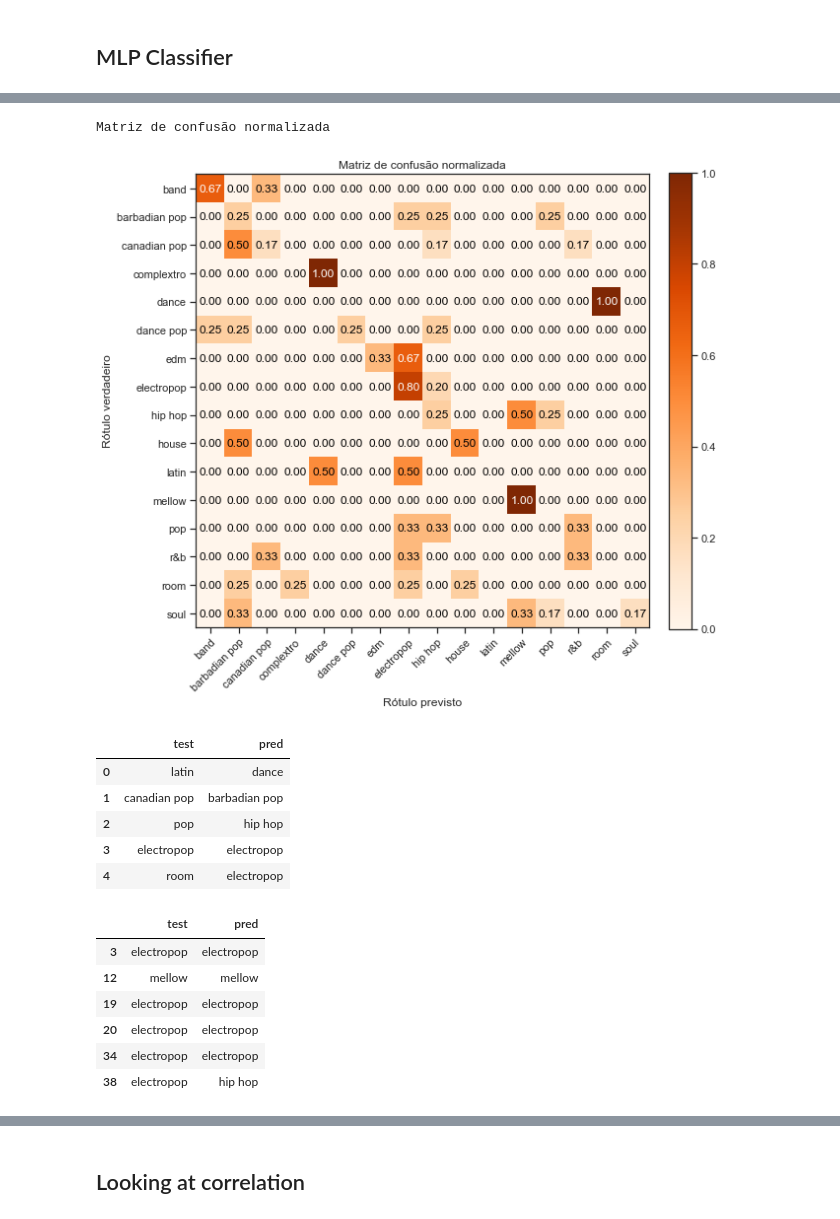
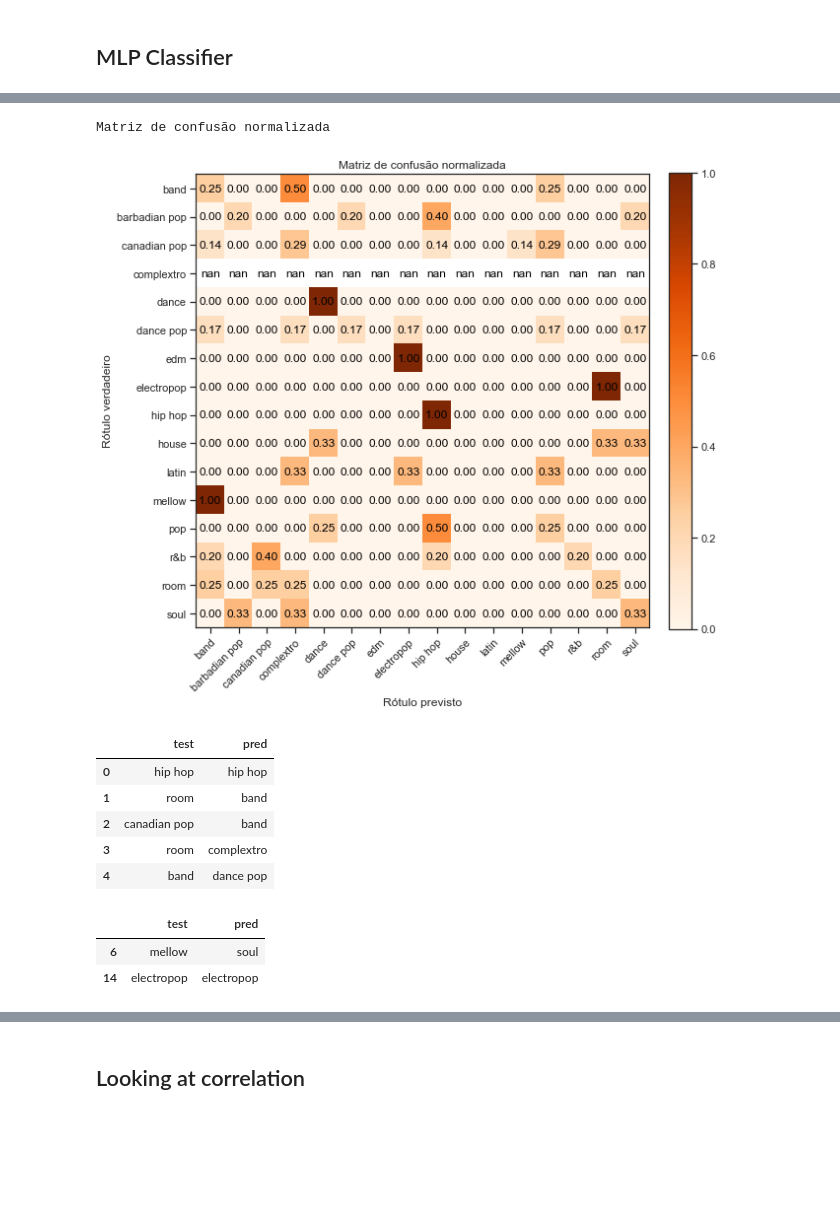
Before and after one commit to moisesmendes/spotify-analysis, a Jupyter notebook: 003_MLPClassifier.ipynb, the cells around one changed output, grey strips where cells are left out. Saved outputs shown, nothing was run; the diff lists cells and outputs as text; code cells hidden in the pictures; blank space fills up the shorter version.

```diff
--- a/003_MLPClassifier.ipynb
+++ b/003_MLPClassifier.ipynb
@@ -187,0 +190,21 @@ array([[ 0.05092094,  0.0234791 ,  0.64283166, -0.35978744,  1.23198534],
+# %%
+# Save model inputs as numpy arrays (.npy)
+xtrain_file = 'data/003_model_inputs/xtrain.npy'
+ytrain_file = 'data/003_model_inputs/ytrain.npy'
+xtest_file = 'data/003_model_inputs/xtest.npy'
+ytest_file = 'data/003_model_inputs/ytest.npy'
+
+np.save(open(xtrain_file, 'wb'), x_train)
+np.save(open(ytrain_file, 'wb'), np.array(le.inverse_transform(y_train)))
+np.save(open(xtest_file, 'wb'), x_test)
+np.save(open(ytest_file, 'wb'), np.array(le.inverse_transform(y_test)))
+
+# Reading saved arrays
+xtrain_from_file = np.load(open(xtrain_file, 'rb'), allow_pickle=True)
+ytrain_from_file = np.load(open(ytrain_file, 'rb'), allow_pickle=True)
+xtest_from_file = np.load(open(xtest_file, 'rb'), allow_pickle=True)
+ytest_from_file = np.load(open(ytest_file, 'rb'), allow_pickle=True)
+
+print(xtrain_from_file[:5, :5], '\n')
+print(ytrain_from_file[:5])
+print(le.transform(ytrain_from_file[:5]))
@@ -188,3 +220,9 @@ array([[ 0.05092094,  0.0234791 ,  0.64283166, -0.35978744,  1.23198534],
+# %%
+x_train = xtrain_from_file
+y_train = le.transform(ytrain_from_file)
+
+x_test = xtest_from_file
+y_test = le.transform(ytest_from_file)
 # %% [markdown]
 ## MLP Classifier
 # %%
@@ -243,6 +280,0 @@ weighted avg       0.43      0.29      0.28        52
-# %%
-# Confusion Matrix
-conf_mat = pd.DataFrame(confusion_matrix(y_test, y_pred))
-
-fig, ax = plt.subplots(figsize=(10, 8))
-sns.heatmap(conf_mat, annot=True, cmap=plt.cm.Oranges)
@@ -294,37 +323,41 @@ def plot_confusion_matrix(y_true, y_pred, classes, normalize=False, title=None,
     return fig,ax,matriz_confusao
 # %%
 np.set_printoptions(precision=2)
-names_test = le.inverse_transform(y_test)
+
+ylabel_test = le.inverse_transform(y_test)
+ylabel_pred = le.inverse_transform(y_pred)
+names_classes = np.array(unique_labels(le.inverse_transform(df.supergenre)))
 
 # Plot normalized confusion matrix
 fig,ax,matriz_confusao=plot_confusion_matrix(y_test,
                                              y_pred,
-                                             classes=unique_labels(names_test),
+                                             classes=names_classes,
                                              normalize=True)
 plt.show()
-#fig.savefig('matriz_confusao.png')
+
+# Save figure
+#figname = 'figures/001conf_mat_simple.png'
+#fig.savefig(figname)
 # %% [output]
 Matriz de confusão normalizada
-[figure, old version]
+[figure, new version]
 # %%
 # comparando os rótulos previsto X realizado no dataset de TESTE
 df_test_pred = pd.DataFrame({'test': ylabel_test, 'pred': ylabel_pred})
 df_test_pred.head()
 # %% [output]
 |  | test | pred |
-| 0 | latin | dance |
-| 1 | canadian pop | barbadian pop |
-| 2 | pop | hip hop |
-| 3 | electropop | electropop |
-| 4 | room | electropop |
+| 0 | hip hop | hip hop |
+| 1 | room | band |
+| 2 | canadian pop | band |
+| 3 | room | complextro |
+| 4 | band | dance pop |
 # %%
 # rótulos que tiveram alto valor de acurácia na classe
 df_test_pred[df_test_pred.test.isin(['mellow', 'electropop'])]
+
+#df_test_pred[df_test_pred.test.isin(['complextro'])]
 # %% [output]
 |  | test | pred |
-| 3 | electropop | electropop |
-| 12 | mellow | mellow |
-| 19 | electropop | electropop |
-| 20 | electropop | electropop |
-| 34 | electropop | electropop |
-| 38 | electropop | hip hop |
+| 6 | mellow | soul |
+| 14 | electropop | electropop |
```
Also changed, not shown: parts of 41 cells of this notebook.
